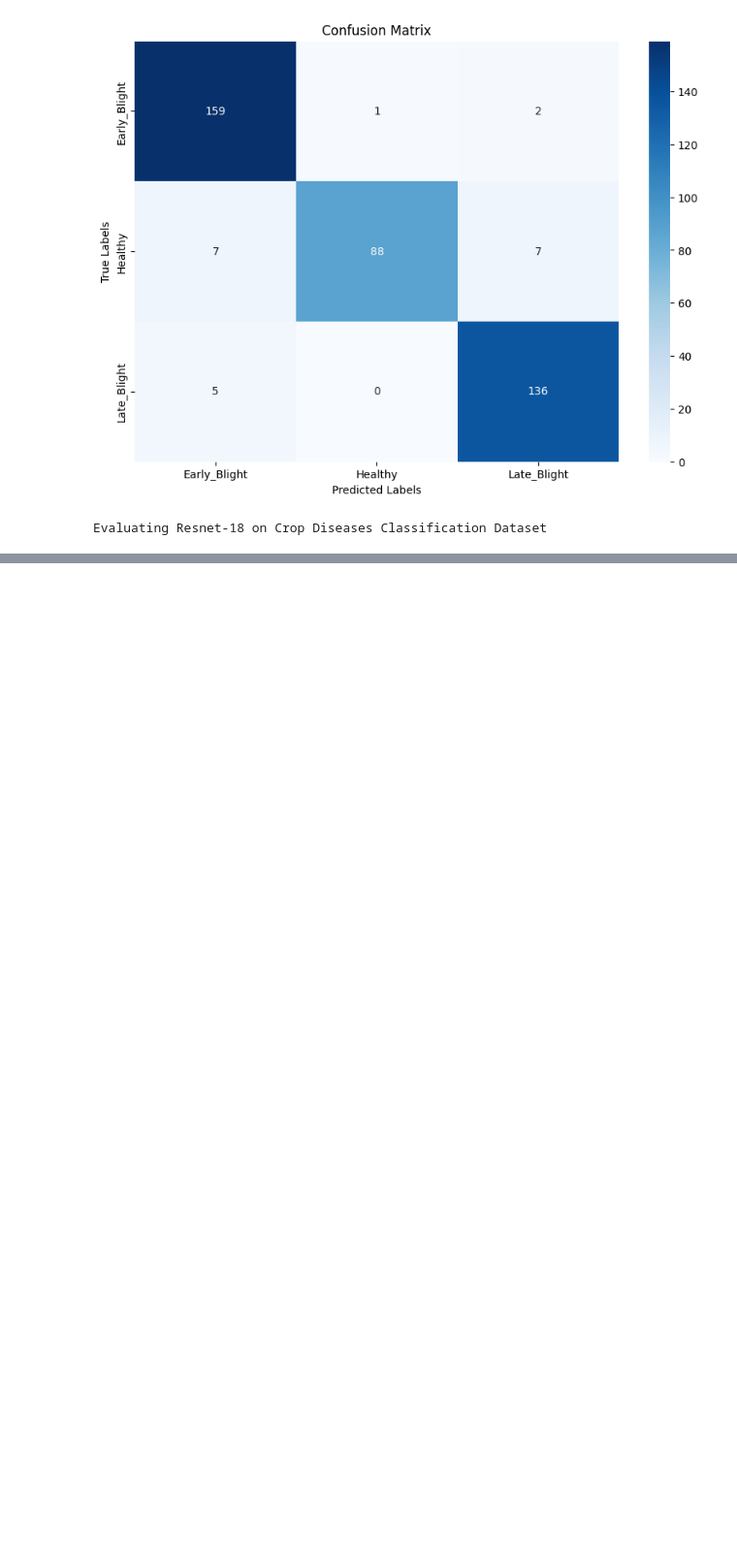
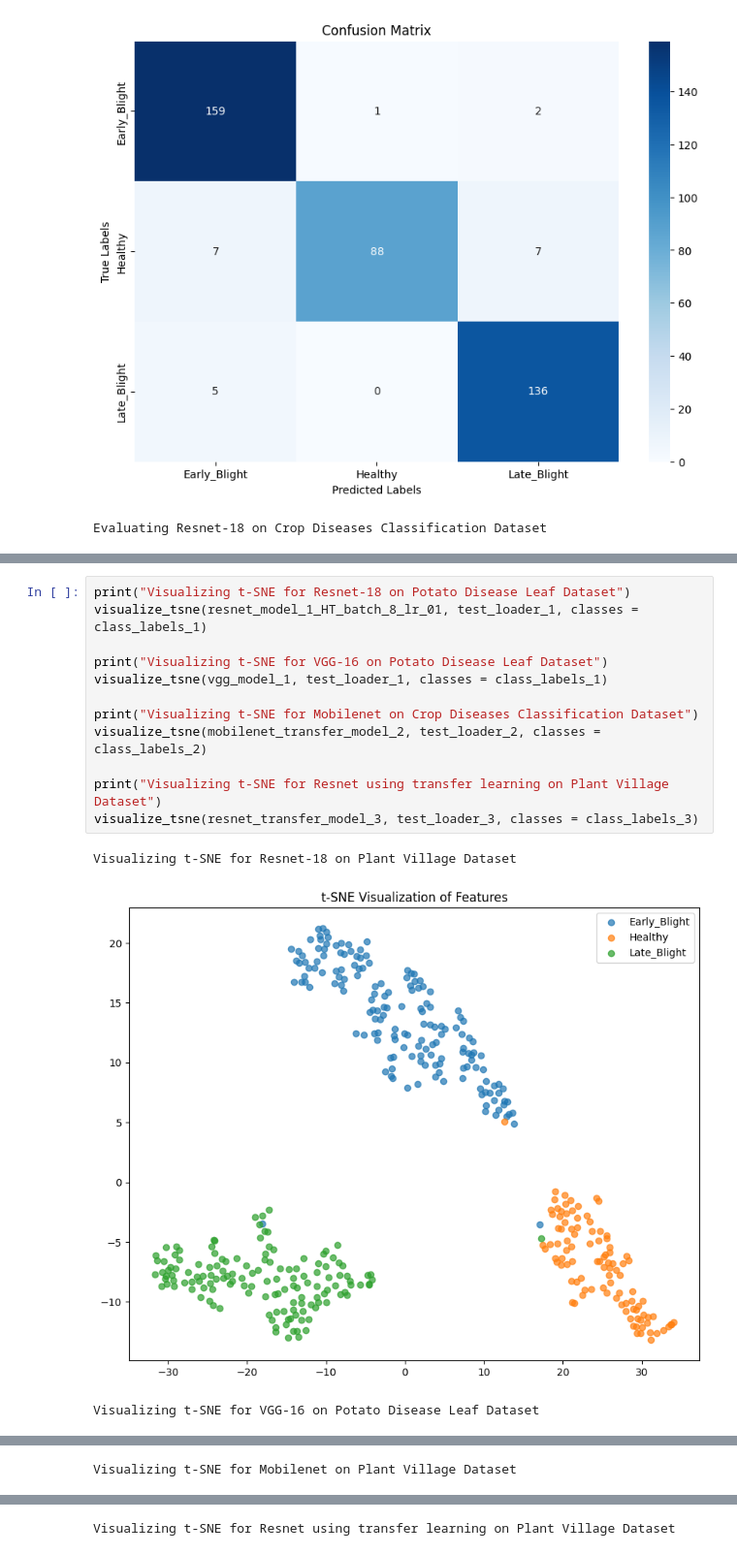
Before and after one commit to karandeep7/Image-Classification-of-Plant-Diseases-Using-CNN, a Jupyter notebook: test.ipynb, the cells around one changed output, grey strips where cells are left out. Shown at 97% size. Saved outputs shown, nothing was run; the diff lists cells and outputs as text; blank space fills up the shorter version.

Commit message:
TSNE Visualization

```diff
--- a/test.ipynb
+++ b/test.ipynb
@@ -422,0 +459,16 @@ Evaluating Resnet-18 on Crop Diseases Classification Dataset
+# %%
+print("Visualizing t-SNE for Resnet-18 on Potato Disease Leaf Dataset")
+visualize_tsne(resnet_model_1_HT_batch_8_lr_01, test_loader_1, classes = class_labels_1)
+
+print("Visualizing t-SNE for VGG-16 on Potato Disease Leaf Dataset")
+visualize_tsne(vgg_model_1, test_loader_1, classes = class_labels_1)
+
+print("Visualizing t-SNE for Mobilenet on Crop Diseases Classification Dataset")
+visualize_tsne(mobilenet_transfer_model_2, test_loader_2, classes = class_labels_2)
+
+print("Visualizing t-SNE for Resnet using transfer learning on Plant Village Dataset")
+visualize_tsne(resnet_transfer_model_3, test_loader_3, classes = class_labels_3)
+# %% [output]
+Visualizing t-SNE for Resnet-18 on Plant Village Dataset
+[figure, added]
+Visualizing t-SNE for VGG-16 on Potato Disease Leaf Dataset
@@ -422,0 +476 @@ Evaluating Resnet-18 on Crop Diseases Classification Dataset
+Visualizing t-SNE for Mobilenet on Plant Village Dataset
@@ -422,0 +478 @@ Evaluating Resnet-18 on Crop Diseases Classification Dataset
+Visualizing t-SNE for Resnet using transfer learning on Plant Village Dataset
```
Also changed, not shown: parts of 3 cells of this notebook.
